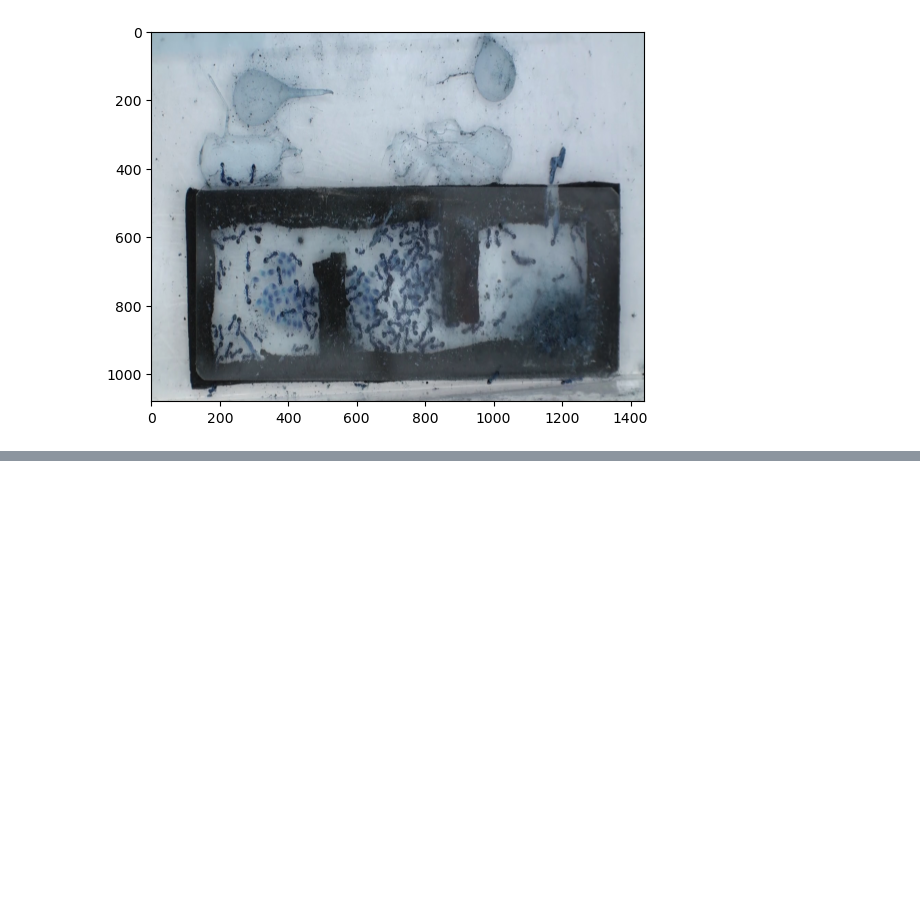
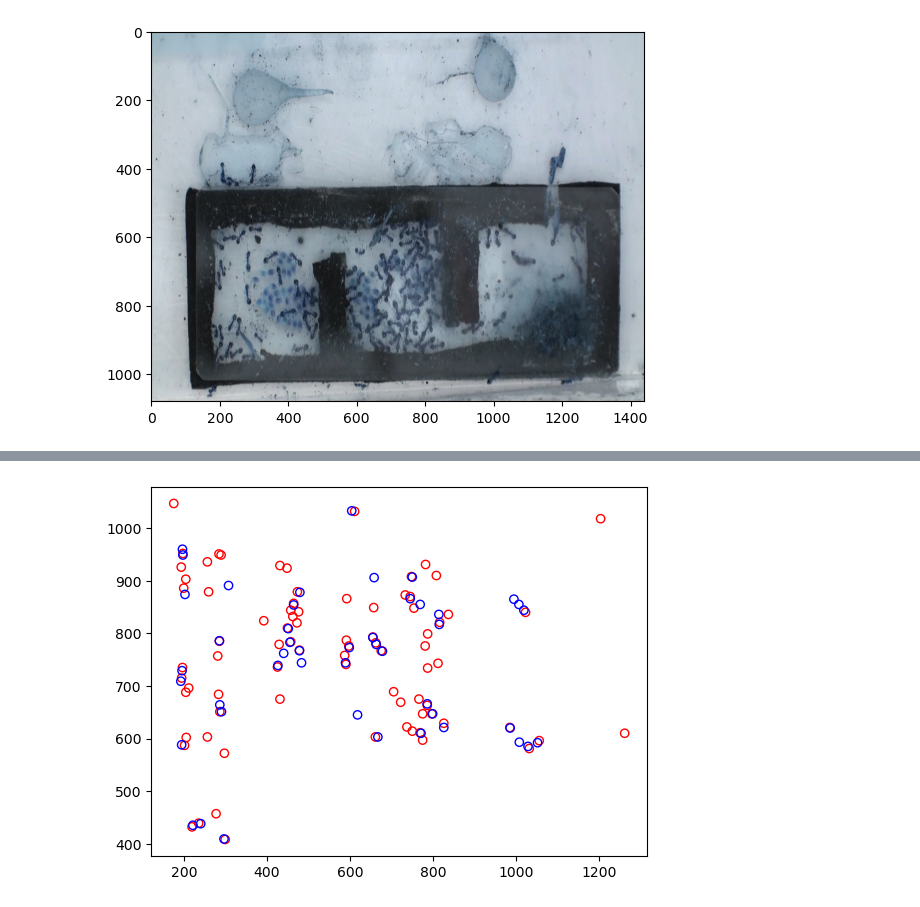
Before and after one commit to kirito-night/PLDAC, a Jupyter notebook: extract_fourmis.ipynb, the cells around one changed output, grey strips where cells are left out. Drawn from its saved outputs; the diff is of its cells as text; code cells hidden in the pictures; blank space fills up the shorter version.

```diff
--- a/extract_fourmis.ipynb
+++ b/extract_fourmis.ipynb
@@ -379,3 +379,6 @@ plt.imshow(data_matrix[0],cmap='gray')
 # %% [output]
 <matplotlib.image.AxesImage at 0x...>
 [figure]
+# %%
+fourmis=np.load('result/nid/100.npy', allow_pickle=True)
+fourmis[0]
@@ -381,0 +403,6 @@ plt.imshow(data_matrix[0],cmap='gray')
+# %%
+plt.scatter(fourmis[0][:,1],fourmis[0][:,0],marker='o',edgecolors='r',facecolors='none')
+plt.scatter(fourmis[1][:,1],fourmis[1][:,0],marker='o',edgecolors='b',facecolors='none')
+plt.show()
+# %% [output]
+[figure, added]
```
Also changed, not shown: parts of 1 cell of this notebook, 5 other files.
